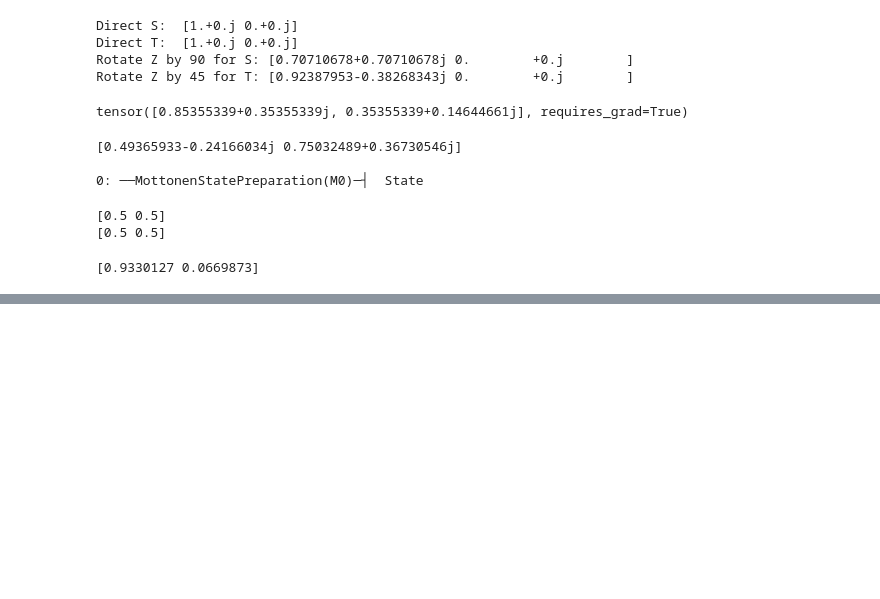
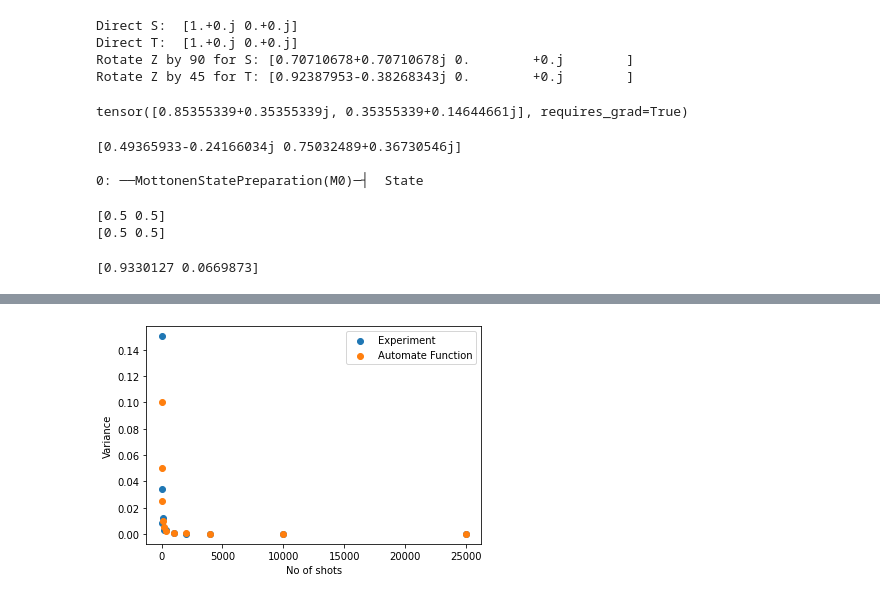
Before and after one commit to Baylor-AI/mt_QC_JO, a Jupyter notebook: Quantum Computing/Quantum.ipynb, the cells around one changed output, grey strips where cells are left out. Drawn from its saved outputs; the diff is of its cells as text; code cells hidden in the pictures; blank space fills up the shorter version.

```diff
--- a/Quantum Computing/Quantum.ipynb
+++ b/Quantum Computing/Quantum.ipynb
@@ -619,0 +747,12 @@ print(measure_in_y_basis())
+# %%
+dev = qml.device("default.qubit",wires = 1,shots = 100000)
+@qml.qnode(dev)
+def circuit():
+    qml.RX(np.pi/4,wires = 0)
+    qml.Hadamard(wires = 0)
+    qml.PauliZ(wires = 0)
+    return qml.sample(qml.PauliY(0))
+outputs_ = circuit()
+print(outputs_)
+uq = np.unique(outputs_,return_counts=True)
+print(uq[0],uq[1])
@@ -619,0 +810,67 @@ print(measure_in_y_basis())
+# %%
+def variance_experiment(n_shots):
+    """Run an experiment to determine the variance in an expectation
+    value computed with a given number of shots.
+
+    Args:
+        n_shots (int): The number of shots
+
+    Returns:
+        float: The variance in expectation value we obtain running the
+        circuit 100 times with n_shots shots each.
+    """
+
+    # To obtain a variance, we run the circuit multiple times at each shot value.
+    n_trials = 10
+    dev = qml.device('default.qubit',wires = 1,shots = n_shots)
+    @qml.qnode(dev)
+    def circuit():
+        qml.Hadamard(wires=0)
+        return qml.expval(qml.PauliZ(wires=0))
+    answer = []
+    for i in range(n_trials):
+        answer.append(circuit())
+
+    # RUN THE QNODE N_TRIALS TIMES AND RETURN THE VARIANCE OF THE RESULTS
+
+    return np.var(answer)
+
+def variance_scaling(n_shots):
+    """Once you have determined how the variance in expectation value scales
+    with the number of shots, complete this function to programmatically
+    represent the relationship.
+
+    Args:
+        n_shots (int): The number of shots
+
+    Returns:
+        float: The variance in expectation value we expect to see when we run
+        an experiment with n_shots shots.
+    """
+
+
+    estimated_variance = 1.0
+
+    ##################
+    # YOUR CODE HERE #
+    ##################
+
+    # ESTIMATE THE VARIANCE BASED ON SHOT NUMBER
+
+    return estimated_variance/n_shots
+
+# Various numbers of shots; you can change this
+shot_vals = [10, 20, 40, 100, 200, 400, 1000, 2000, 4000,10000,25000]
+
+# Used to plot your results
+results_experiment = [variance_experiment(shots) for shots in shot_vals]
+results_scaling = [variance_scaling(shots) for shots in shot_vals]
+# plot = plotter(shot_vals, results_experiment, results_scaling)
+plt.scatter(shot_vals, results_experiment,label = "Experiment")
+plt.scatter(shot_vals, results_scaling,label = "Automate Function")
+plt.xlabel("No of shots")
+plt.ylabel("Variance")
+plt.legend()
+plt.show()
+# %% [output]
+[figure, added]
```
Also changed, not shown: parts of 15 cells of this notebook, 1 other file.
